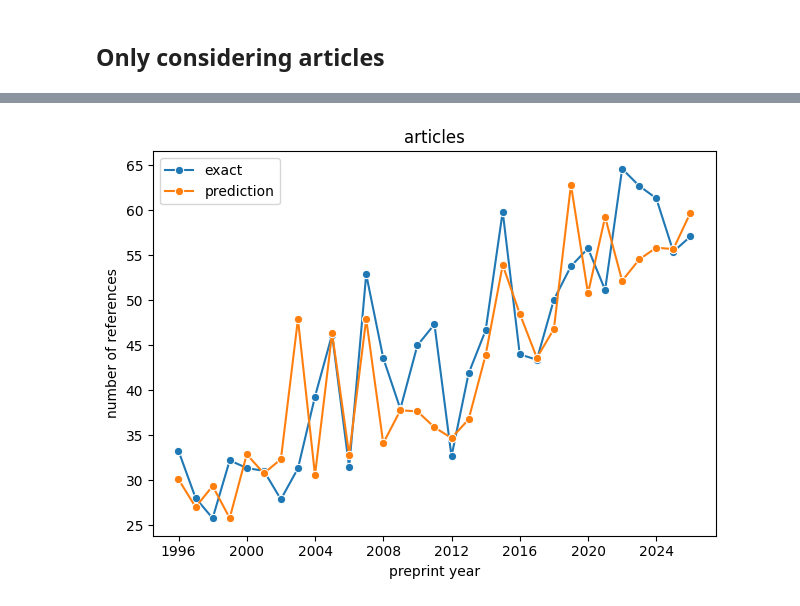
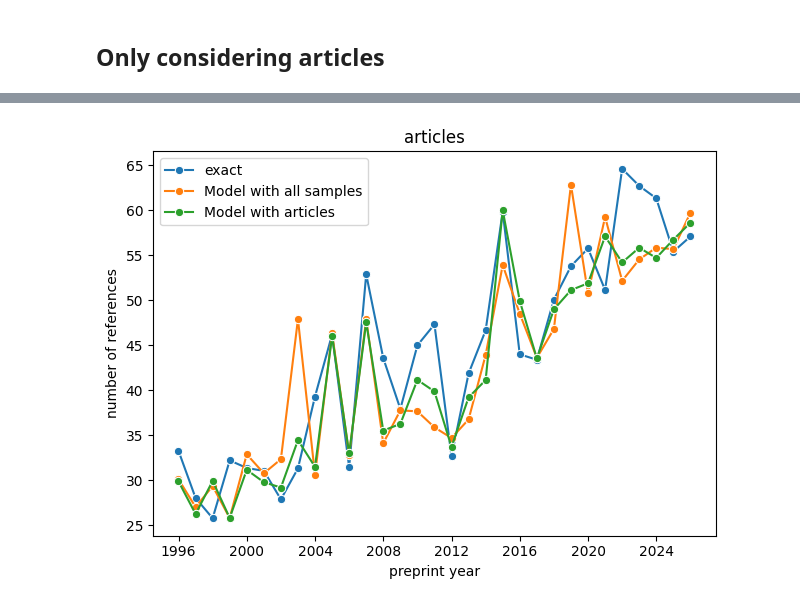
Before and after one commit to hyunwoooh5/reference-inflation, a Jupyter notebook: notebook/notebook.ipynb, the cells around one changed output, grey strips where cells are left out. Saved outputs shown, nothing was run; the diff lists cells and outputs as text; code cells hidden in the pictures.

```diff
--- a/notebook/notebook.ipynb
+++ b/notebook/notebook.ipynb
@@ -877,0 +1060,19 @@ with open("../bin/model.bin", "wb") as file:
+# %%
+from sklearn.ensemble import RandomForestRegressor
+from sklearn.metrics import mean_squared_error
+
+model_article = RandomForestRegressor(
+    n_estimators = 48,
+    max_depth = 7,
+    min_samples_split=3,
+    min_samples_leaf=1,
+    max_features=None,
+    random_state=42,
+    n_jobs= -1
+)
+
+model_article.fit(dfa_train, ya_train)
+
+ya_test_pred = model_article.predict(dfa_test)
+
+print(f"MSE: {mean_squared_error(ya_test, ya_test_pred)}")
@@ -917,3 +1125,4 @@ df_test_article = df_test[df_test['document_type_article']==1.0]
 y_test_article = df.loc[df_test_article.index]['number_of_references'].to_numpy()
 
 y_test_article_pred = model.predict(df_test_article)
+y_test_article2_pred = model_article.predict(df_test_article)
@@ -938,16 +1152,20 @@ plt.show()
 # %%
-df_article1 = pd.DataFrame({'preprint_date': test_date, 'number_of_references':y_test_article}).set_index('preprint_date')
-df_article2 = pd.DataFrame({'preprint_date': test_date, 'number_of_references':y_test_article_pred}).set_index('preprint_date')
+dfa1 = pd.DataFrame({'preprint_date': test_date, 'number_of_references':y_test_article}).set_index('preprint_date')
+dfa2 = pd.DataFrame({'preprint_date': test_date, 'number_of_references':y_test_article_pred}).set_index('preprint_date')
+dfa3 = pd.DataFrame({'preprint_date': test_date, 'number_of_references':y_test_article2_pred}).set_index('preprint_date')
 
-yearly_avg_test = df_article1['number_of_references'].resample('YE').mean()
-yearly_avg_pred = df_article2['number_of_references'].resample('YE').mean()
+
+yearly_avg_test = dfa1['number_of_references'].resample('YE').mean()
+yearly_avg_pred = dfa2['number_of_references'].resample('YE').mean()
+yearly_avg_pred2= dfa3['number_of_references'].resample('YE').mean()
 
 plt.title('articles')
 sns.lineplot(yearly_avg_test, marker='o', label='exact')
-sns.lineplot(yearly_avg_pred, marker='o', label='prediction')
+sns.lineplot(yearly_avg_pred, marker='o', label='Model with all samples')
+sns.lineplot(yearly_avg_pred2, marker='o', label='Model with articles')
 plt.xlabel('preprint year')
 plt.ylabel('number of references')
 plt.tight_layout()
 plt.show()
 # %% [output]
-[figure, old version]
+[figure, new version]
```
Also changed, not shown: parts of 17 cells of this notebook, 1 other file.
